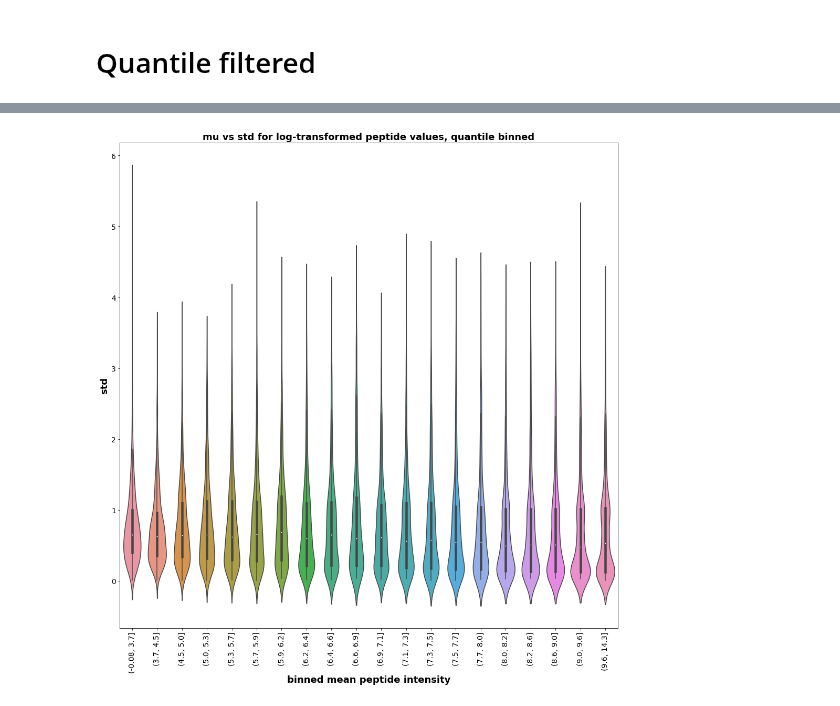
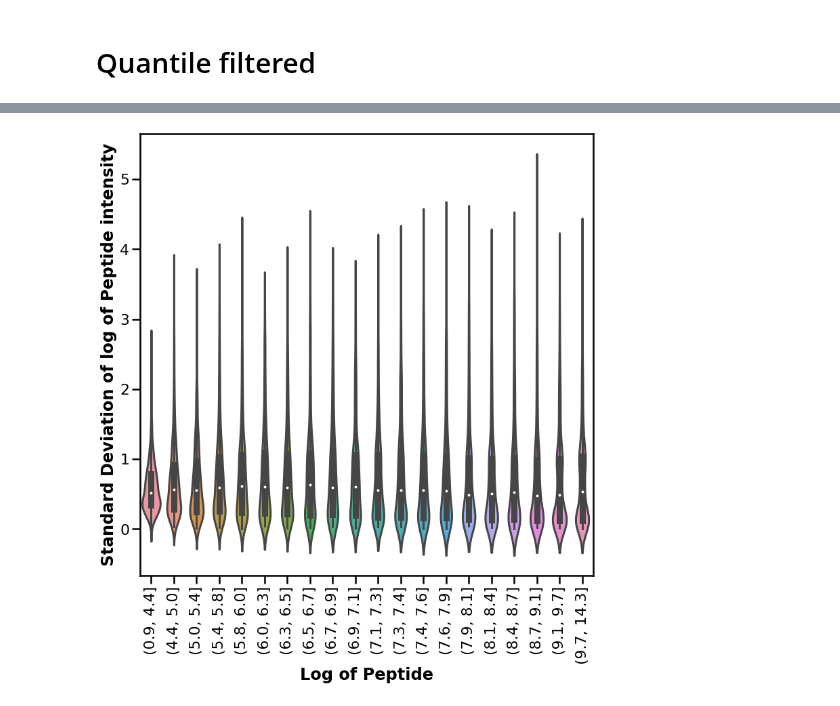
Before and after one commit to statisticalbiotechnology/dia_sum, a Jupyter notebook: result/2021-09-15_violin_and_PXD017705_library_filtering/2021-05-06-violinplot-DIANN.ipynb, the cells around one changed output, grey strips where cells are left out. Saved outputs shown, nothing was run; the diff lists cells and outputs as text; code cells hidden in the pictures.

```diff
--- a/result/2021-09-15_violin_and_PXD017705_library_filtering/2021-05-06-violinplot-DIANN.ipynb
+++ b/result/2021-09-15_violin_and_PXD017705_library_filtering/2021-05-06-violinplot-DIANN.ipynb
@@ -14,6 +14,10 @@ from triqler_output_to_df import  parse_triqler
 #os.chdir("/hdd_14T/data/PXD002952/osw_res_20210303/hye124/ttof6600/32fix/full_ts_v")
 
 os.chdir("/hdd_14T/data/PXD002952/20210614_dataset/diaumpire_spectral_lib_20210706/MSFragger_20210707/diann_20210811")
+# %%
+import seaborn as sns
+
+sns.set_context("poster")
 # %%
 
 # filename has different formatting, we need to change number or implement regex.
@@ -91,6 +95,6 @@ df.q_value.max()
 # %% [output]
 0.8778716326000001
 # %%
-df = df[df["q_value"] < 1.00]
+df = df[df["q_value"] < 0.01]
 # %%
 df["intensity"] = np.log2(df["intensity"])
@@ -336,15 +386,30 @@ df_stats_filtered = df_stats_filtered.dropna()
 # %%
 df_stats_filtered["quantile_bin_mu"] = pd.qcut(df_stats_filtered["mu"], q=20, precision=0)
 # %%
-f, ax = plt.subplots(1, 1, figsize = (17,17))
+f, ax = plt.subplots(1, 1, figsize = (12,12))
 sns.violinplot(x='quantile_bin_mu', y='std', data=df_stats_filtered, ax=ax)
-ax.set_title("mu vs std for log-transformed peptide values, quantile binned", fontsize = 18, fontweight = "bold")
+#ax.set_title("Mean vs Standard Deviation of Logarithm of Peptide Intensity", fontsize = 26, fontweight = "bold")
+#ax.set_title("Mean vs Standard Deviation of Peptide Intensity, quantile binned", fontsize = 26, fontweight = "bold")
 
-ax.set_ylabel("std", fontsize=18, fontweight="bold")
-ax.set_xlabel("binned mean peptide intensity", fontsize=18, fontweight="bold")
+#ax.set_ylabel("Standard Deviation of Logarithm of Peptide intensity", fontsize=26, fontweight="bold")
+#ax.set_xlabel(" Logarithm of Peptide intensity", fontsize=26, fontweight="bold")
 
-ax.tick_params(axis='x', which='major', labelsize=14, labelrotation=90)
-ax.tick_params(axis='y', which='major', labelsize=14)
+#ax.set_ylabel("Standard Deviation of Peptide intensity", fontsize=26, fontweight="bold")
+#ax.set_xlabel(" Peptide intensity", fontsize=26, fontweight="bold")
+
+
+#ax.tick_params(axis='x', which='major', labelsize=22, labelrotation=90)
+#ax.tick_params(axis='y', which='major', labelsize=22)
 #ax.tick_params(axis='both', which='minor', labelsize=8)
+
+
+#ax.set_title("mu vs std for log-transformed peptide values", fontsize = 18, fontweight = "bold")
+#ax.set_ylabel("std", fontsize=18, fontweight="bold")
+ax.set_ylabel("Standard Deviation of log of Peptide intensity", fontweight = "bold")
+#ax.set_xlabel("binned mean peptide intensity", fontsize=18, fontweight="bold")
+ax.set_xlabel("Log of Peptide", fontweight="bold")
+#ax.tick_params(axis='x', which='major', labelsize=14, labelrotation=90)
+ax.tick_params(axis='x', which='major',labelrotation=90)
+#ax.tick_params(axis='y', which='major', labelsize=14)
 # %% [output]
-[figure, old version]
+[figure, new version]
```
Also changed, not shown: parts of 14 cells of this notebook, 1 other file.
